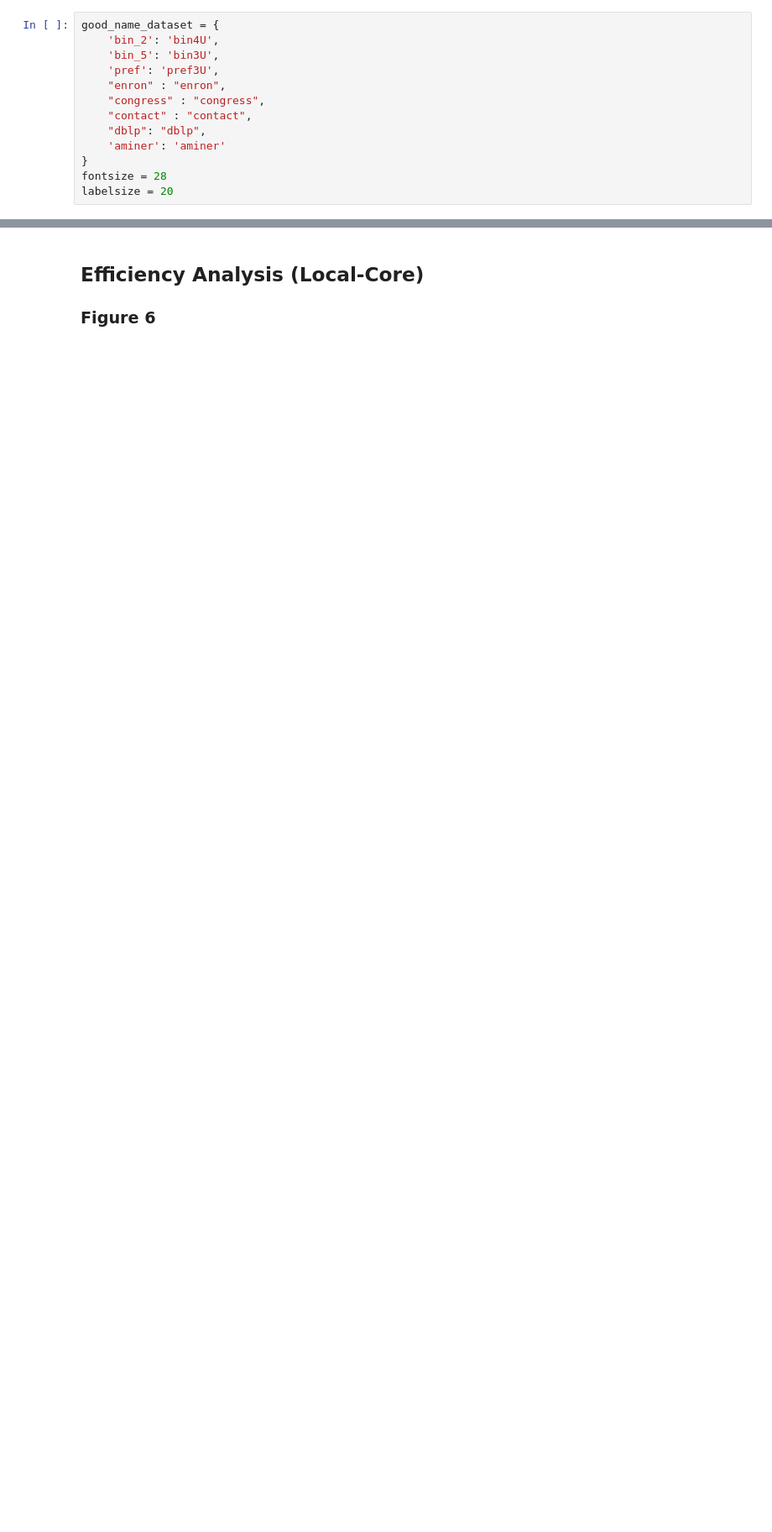
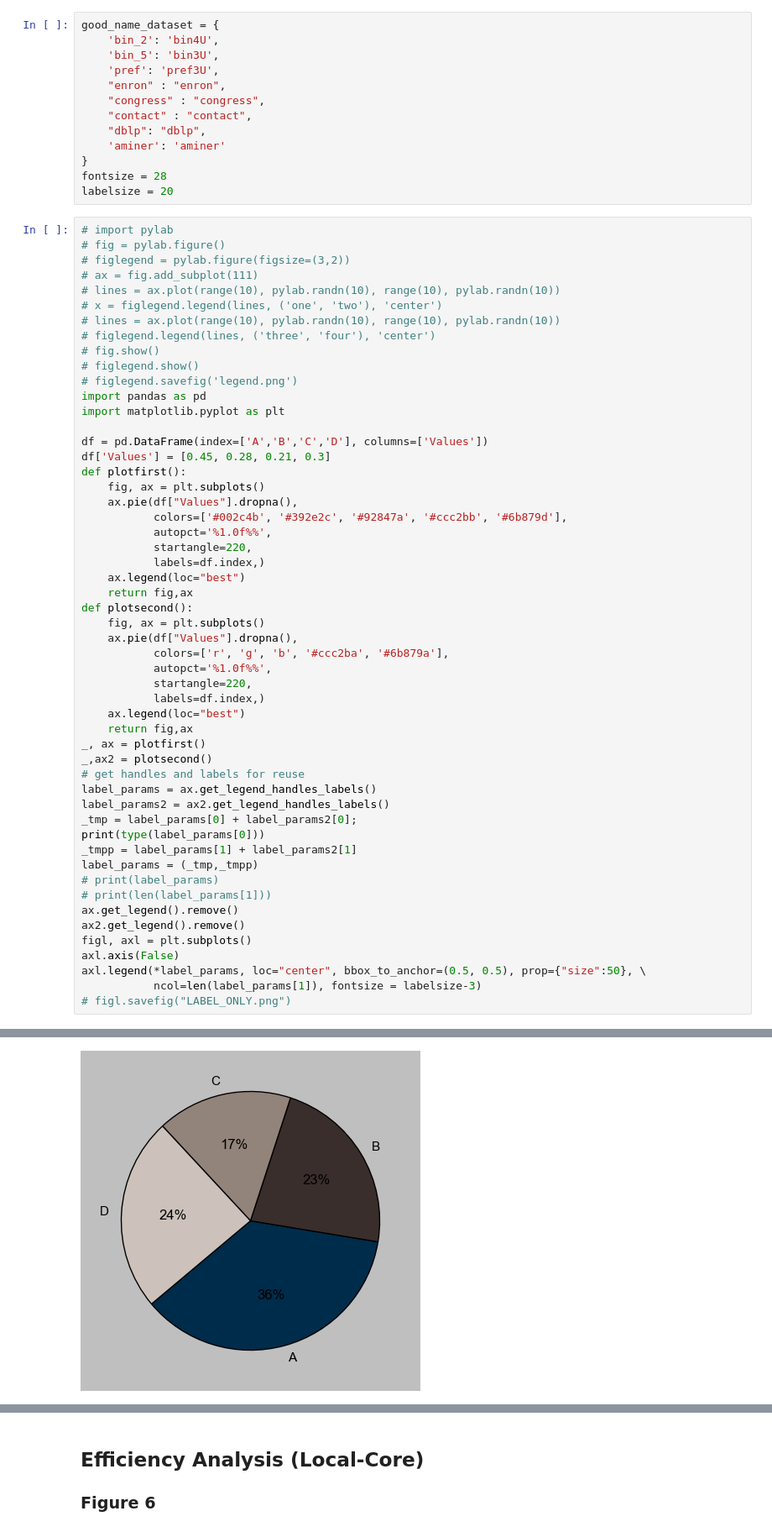
Before and after one commit to toggled/vldbsubmission, a Jupyter notebook: notebooks/plots(woInit).ipynb, the cells around one changed output, grey strips where cells are left out. Shown at 84% size. Drawn from its saved outputs; the diff is of its cells as text; blank space fills up the shorter version.

```diff
--- a/notebooks/plots(woInit).ipynb
+++ b/notebooks/plots(woInit).ipynb
@@ -19,3 +19,57 @@ good_name_dataset = {
 }
 fontsize = 28
 labelsize = 20
+# %%
+# import pylab
+# fig = pylab.figure()
+# figlegend = pylab.figure(figsize=(3,2))
+# ax = fig.add_subplot(111)
+# lines = ax.plot(range(10), pylab.randn(10), range(10), pylab.randn(10))
+# x = figlegend.legend(lines, ('one', 'two'), 'center')
+# lines = ax.plot(range(10), pylab.randn(10), range(10), pylab.randn(10))
+# figlegend.legend(lines, ('three', 'four'), 'center')
+# fig.show()
+# figlegend.show()
+# figlegend.savefig('legend.png')
+import pandas as pd
+import matplotlib.pyplot as plt
+
+df = pd.DataFrame(index=['A','B','C','D'], columns=['Values'])
+df['Values'] = [0.45, 0.28, 0.21, 0.3]
+def plotfirst():
+    fig, ax = plt.subplots()
+    ax.pie(df["Values"].dropna(),
+           colors=['#002c4b', '#392e2c', '#92847a', '#ccc2bb', '#6b879d'],
+           autopct='%1.0f%%',
+           startangle=220,
+           labels=df.index,)
+    ax.legend(loc="best")
+    return fig,ax
+def plotsecond():
+    fig, ax = plt.subplots()
+    ax.pie(df["Values"].dropna(),
+           colors=['r', 'g', 'b', '#ccc2ba', '#6b879a'],
+           autopct='%1.0f%%',
+           startangle=220,
+           labels=df.index,)
+    ax.legend(loc="best")
+    return fig,ax
+_, ax = plotfirst()
+_,ax2 = plotsecond()
+# get handles and labels for reuse
+label_params = ax.get_legend_handles_labels()
+label_params2 = ax2.get_legend_handles_labels()
+_tmp = label_params[0] + label_params2[0];
+print(type(label_params[0]))
+_tmpp = label_params[1] + label_params2[1]
+label_params = (_tmp,_tmpp)
+# print(label_params)
+# print(len(label_params[1]))
+ax.get_legend().remove()
+ax2.get_legend().remove()
+figl, axl = plt.subplots()
+axl.axis(False)
+axl.legend(*label_params, loc="center", bbox_to_anchor=(0.5, 0.5), prop={"size":50}, \
+           ncol=len(label_params[1]), fontsize = labelsize-3)
+# figl.savefig("LABEL_ONLY.png")
+# %% [output]
@@ -21,0 +78 @@ labelsize = 20
+[figure, added]
```
Also changed, not shown: parts of 18 cells of this notebook, 9 other files.
